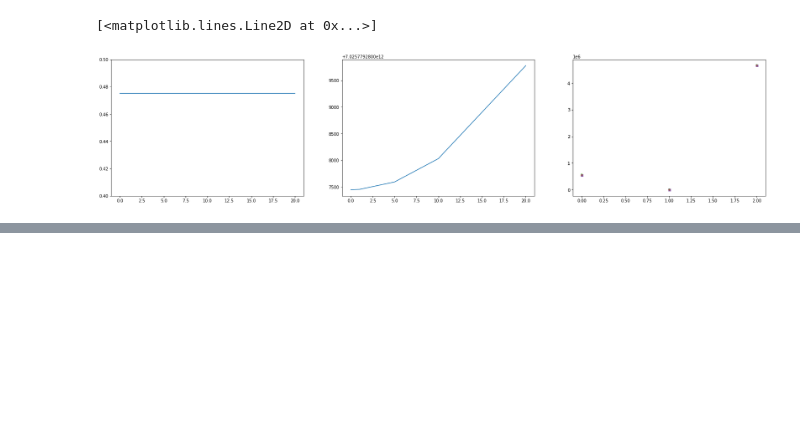
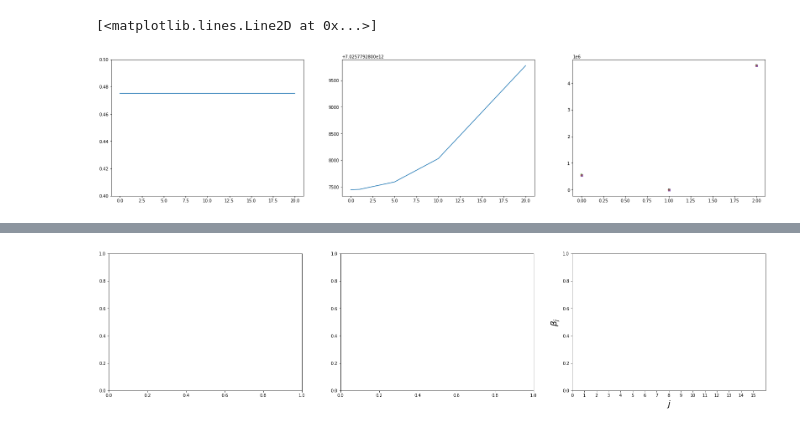
Before and after one commit to AlonsoCasanova/Proyecto-IMT2200, a Jupyter notebook: analisis.ipynb, the cells around one changed output, grey strips where cells are left out. Drawn from its saved outputs; the diff is of its cells as text; code cells hidden in the pictures; blank space fills up the shorter version.

```diff
--- a/analisis.ipynb
+++ b/analisis.ipynb
@@ -6,5 +7,5 @@ import matplotlib.pyplot as plt
 # %%
-df = pd.read_csv('C:/Users/aacas/Documents/Intro a Cs de Datos/Proyecto/otros archivos/df_limpio.csv', encoding='utf-8', decimal=',')
+df = pd.read_csv(os.path.join('datos', 'df_limpio.csv'), encoding='utf-8', decimal=',')
 df
 # %% [output]
 |  | Marca | Modelo | Año | Kilometraje | Transmision | Precio |
@@ -299,3 +293,84 @@ ax3.plot(np.array([i for i in range(3)]), dic_coefs_lasso[20], linestyle='None',
 # %% [output]
 [<matplotlib.lines.Line2D at 0x...>]
 [figure]
+# %%
+from sklearn.preprocessing import PolynomialFeatures
+from sklearn.linear_model import LinearRegression
+
+def true_fun(X):
+    return np.cos(1.5 * np.pi * X)
+
+X = df[['Año', 'Kilometraje', 'Transmision']]
+
+#vector x continuo para graficar modelo
+x_vals = np.linspace(np.min(X), np.max(X), 100).reshape(-1,1)
+
+fig, (ax1,ax3,ax2) = plt.subplots(1,3, figsize=(28,6))
+
+ax2.set_ylabel(r'$\beta_j$',fontsize=20)
+ax2.set_xlabel(r'$j$',fontsize=20)
+ax2.set_xticks(np.arange(16))
+ax2.set_xlim(0,16)
+color=['b','r','g','gray','orange','magenta']
+markers=['v','x','s','o','p','*']
+
+#grados de los polinomios a probar
+degrees = [1,2,4,8, 10,15]
+
+# Listas vacías para guardar errores de entrenamiento y validación
+training_error, validation_error = [],[]
+
+for nd,d in enumerate(degrees):
+
+    #predecimos respuesta para datos de entrenamiento y prueba
+    y_train_pred = linreg.predict(x_train)
+    y_test_pred = linreg.predict(x_test)
+
+    #Cálculo de error (MSE) para datos de entrenamiento y prueba
+    training_error.append(mean_squared_error(y_train_pred,y_train))
+    validation_error.append(mean_squared_error(y_test_pred,y_test))
+
+    train_score = linreg.score(x_train,y_train)
+    test_score = linreg.score(x_test, y_test)
+
+    #predecimos respuesta para un vector x continuo, para graficar el modelo
+    x_model=PolynomialFeatures(d).fit_transform(x_vals)
+    y_model=linreg.predict(x_model)
+
+    #gráficos
+
+    #ax1: datos de entrada + modelo
+    ax1.clear()
+    ax1.plot(x_train, y_train, 'o',color='navy',label='Train',markersize=10,alpha=0.4)
+    ax1.plot(x_test, y_test, 'x',color='navy',mfc='None',label='Test',markersize=10)
+    ax1.plot(X, true_fun(X), '-',color='navy',label='True',lw=3,alpha=0.4)
+    ax1.set_xlabel(r'$x$',fontsize=20)
+    ax1.set_ylabel(r'$y$',fontsize=20)
+    ax1.set_ylim(-1.5,1.5)
+    ax1.plot(x_vals,y_model,'--',lw=4,label='M=%d'%d,color=color[nd])
+    ax1.text(0,-1.3,r'$R^2_{train}$=%.4f'%train_score,fontsize=14)
+    ax1.text(0,-1.1,r'$R^2_{test}$=%.4f'%test_score,fontsize=14)
+    ax1.set_title('Regresión Polinomial')
+    ax1.legend(loc=1);
+
+    #ax3: MSE vs. grado del polinomio (panel central)
+    ax3.clear()
+    ax3.set_xticks(np.arange(d+1))
+    ax3.set_xlabel(r'$j$',fontsize=20)
+    ax3.set_ylabel(r'$MSE$',fontsize=20)
+    ax3.set_xlim(0,16)
+    ax3.set_ylim(0,0.3)
+
+    ax3.plot(degrees[0:nd+1],training_error,'-o',markersize=10,alpha=0.4,color='navy',lw=2,label='Test')
+    ax3.plot(degrees[0:nd+1],validation_error,'-x',markersize=10,alpha=0.6,color='navy',lw=3,label='Train')
+
+    if nd==0:
+        ax3.legend(loc=1);
+
+    #ax2 (derecha): coeficientes de la regresión para distintos modelos
+    ax2.plot(np.arange(d+1),linreg.coef_,marker=markers[nd],color=color[nd],linestyle='None',markersize=10,lw=6,mfc='None',label='M=%d'%d)
+    ax2.legend(loc=3,prop={"size":14});
+
+    #guardo todas las figuras para la PPT
+    fig.savefig('%d_fig_%d.png'%(30,d),bbox_inches='tight')
+# %% [output]
@@ -301,0 +378 @@ ax3.plot(np.array([i for i in range(3)]), dic_coefs_lasso[20], linestyle='None',
+[figure, added]
```
Also changed, not shown: parts of 5 cells of this notebook, 2 other files.
